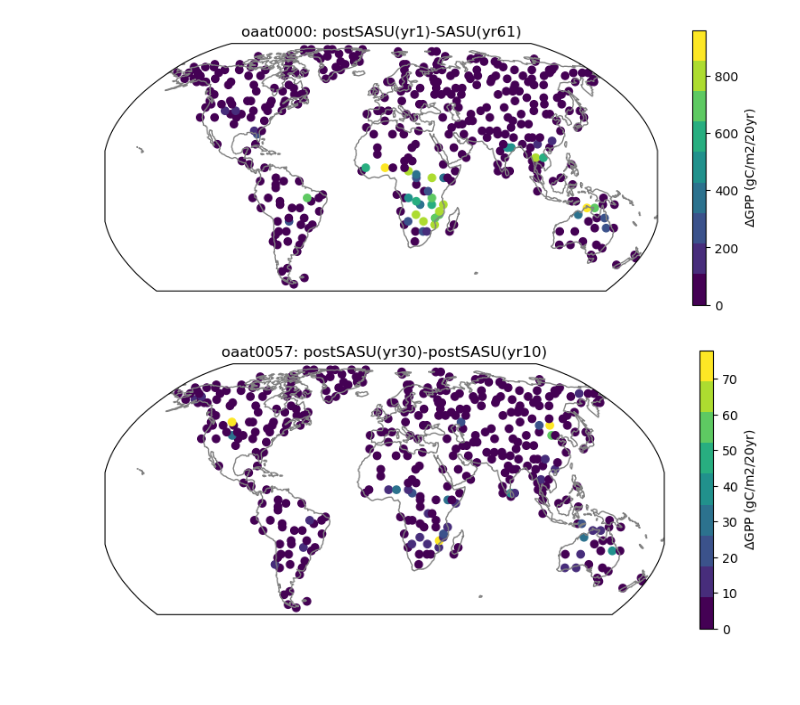
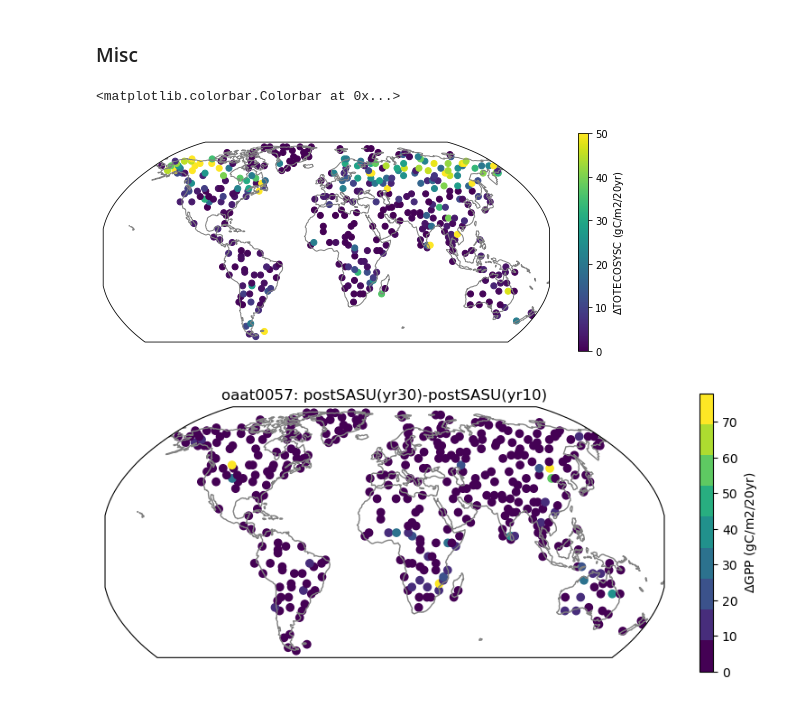
Before and after one commit to NCAR/ctsm6_ppe, a Jupyter notebook: spinup/minioaat_spinup.ipynb, the cells around one changed output. Drawn from its saved outputs; the diff is of its cells as text; code cells hidden in the pictures; blank space fills up the shorter version.

Commit message:
add oaat analysis

```diff
--- a/spinup/minioaat_spinup.ipynb
+++ b/spinup/minioaat_spinup.ipynb
@@ -118,11 +95,12 @@ def get_case(case,inits,monthly):
 
     return ds
 # %%
-la=xr.open_dataset('/glade/u/home/djk2120/ppe_clean/pyth/sparsegrid_landarea.nc').landarea
+la=xr.open_dataset(os.path.join(utils_path, "sparsegrid_landarea.nc")).landarea
 inits={'AD':1710,'SASU':1730,'postSASU':1810,'HIST':1850}
-monthly={'AD':False,'SASU':False,'postSASU':False,'HIST':True}
+monthly={'AD':False,'SASU':False,'postSASU':True,'HIST':True}
 # %%
 files,keys=get_files('postSASU')
 # %%
-cases=['AD','SASU','postSASU']
+#cases=['AD','SASU','postSASU']
+cases=['postSASU']
 dsets={c:get_case(c,inits,monthly) for c in cases}
@@ -211,3 +170,5 @@ plt.savefig('figs/TVC_jumps.png',dpi=300,bbox_inches='tight')
+# %% [markdown]
+### Misc
 # %%
 import cartopy.crs as ccrs
 import cartopy.feature as cfeature
@@ -214,18 +177,24 @@ import cartopy.feature as cfeature
+# %%
+tmp = xr.open_dataset('/glade/campaign/cgd/tss/projects/PPE/ctsm6_oaat/hist/BNF_v2.n01_ctsm5.3.012_transient_oaat0115.clm2.h0.2020-02-01-00000.nc')
+# %%
+x=dsets['postSASU'].TOTECOSYSC
+ees=[int(ee[4:]) for ee in x.ens.values]
+dx=(x-x.shift(year=20))
 # %%
 fig = plt.figure(figsize=(10, 4))
 ax = fig.add_subplot(1,1,1,projection=ccrs.Robinson())
 extent = [-180, 180,-60,90]
 ax.set_extent(extent, crs=ccrs.PlateCarree())
 ax.coastlines(color='grey')
 
-dx=abs(gpp.sel(year=1810)-gpp.sel(year=1790))
-sc=ax.scatter(tmp.grid1d_lon,tmp.grid1d_lat,c=dx,
-           transform=ccrs.PlateCarree(),cmap=cmap)
-plt.colorbar(sc,label='$\Delta$GPP (gC/m2/20yr)')
-plt.title(k+': postSASU(yr1)-SASU(yr61)');
-plt.savefig('figs/'+k+'_gppjump_gridded.png',dpi=300,bbox_inches='tight');
+cx = np.abs((dx).isel(ens=0,year=range(20,40)).mean(dim='year'))
+sc=ax.scatter(tmp.grid1d_lon,tmp.grid1d_lat,c=cx,vmin=0,vmax=50,
+           transform=ccrs.PlateCarree())
+plt.colorbar(sc,label='$\Delta$TOTECOSYSC (gC/m2/20yr)')
+#plt.savefig('figs/'+k+'_gppjump_gridded.png',dpi=300,bbox_inches='tight');
 # %% [output]
+<matplotlib.colorbar.Colorbar at 0x...>
-[figure, old version]
+[figure, new version]
 # %%
 fig = plt.figure(figsize=(10, 4))
 ax = fig.add_subplot(1,1,1,projection=ccrs.Robinson())
```
Also changed, not shown: parts of 14 cells of this notebook, 21 other files.
